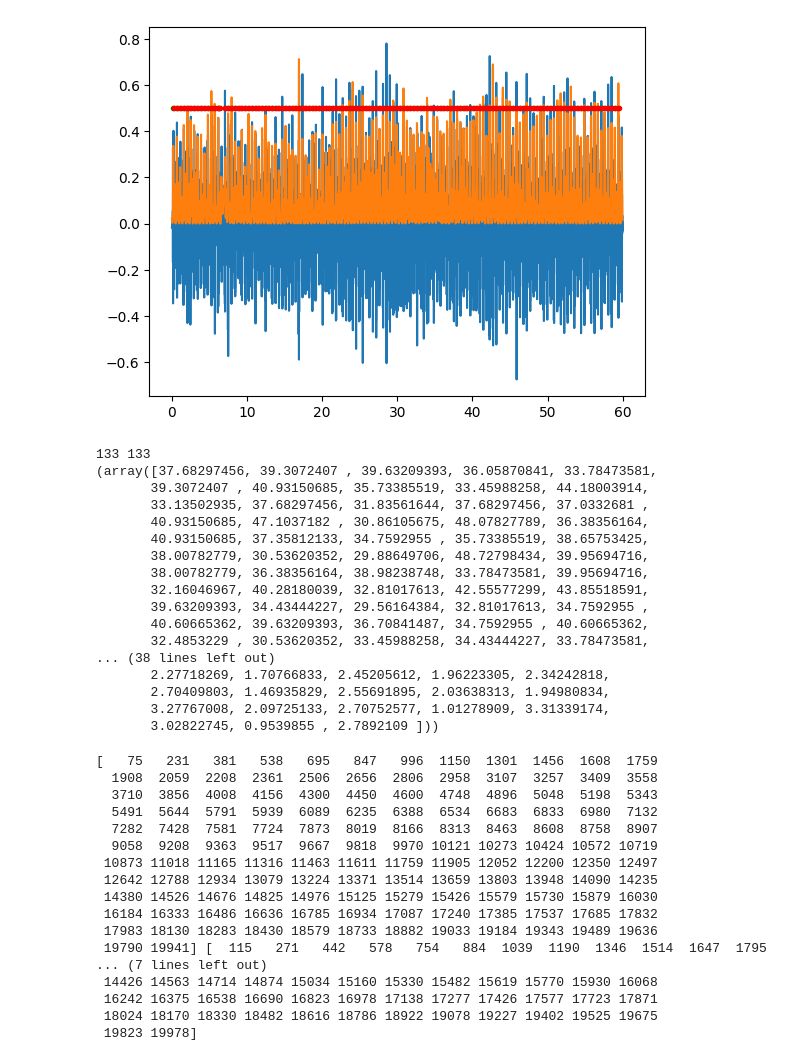
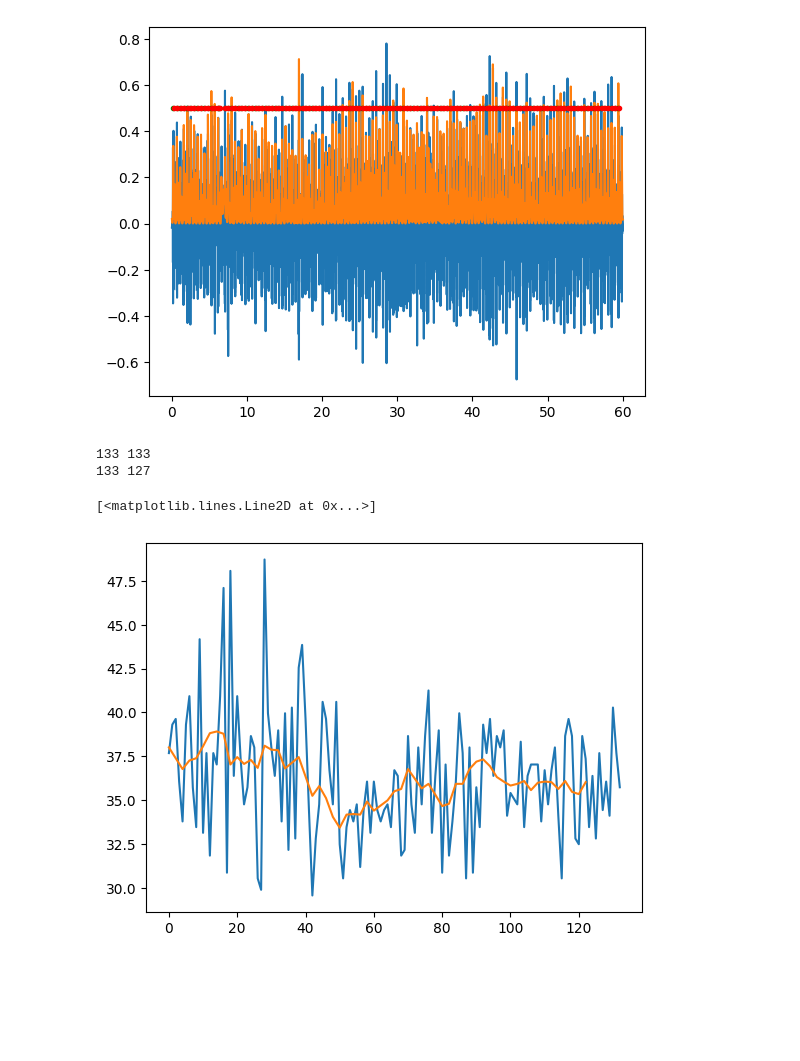
Before and after one commit to mulkr/pyPCG-toolbox, a Jupyter notebook: testing_sandbox.ipynb, the cells around one changed output. Drawn from its saved outputs; the diff is of its cells as text; code cells hidden in the pictures; blank space fills up the shorter version.

Commit message:
Add basic stats calculation

```diff
--- a/testing_sandbox.ipynb
+++ b/testing_sandbox.ipynb
@@ -58,52 +72,27 @@ plt.plot(en/h_bp.fs,np.ones_like(en)*0.5,'r.')
 # %%
 import pyPCG.features as ftr
+import pyPCG.stats as stats
 
 print(len(st),len(en))
-# print(ftr.time_delta(st,en,h_bp))
-# print(ftr.ramp_time(st,en,h_bp))
-# print(ftr.ramp_time(st,en,h_bp,type="exit"))
-# print(ftr.zero_cross_rate(st,en,wt_bp))
-# print(ftr.peak_width(st,en,h_bp,factor=0.8)) #convert to ms?
-# print(ftr.peak_centroid(st,en,h_bp))
-# print(ftr.max_freq(st,en,wt_bp,nfft=1024))
-# print(ftr.spectral_width(st,en,wt_bp,nfft=1024)) #convert to Hz?
-print(ftr.spectral_centroid(st,en,wt_bp,nfft=1024))
+test_ftr = ftr.time_delta(st,en,h_bp)
+test_ftr = ftr.ramp_time(st,en,h_bp)
+# ftr.ramp_time(st,en,h_bp,type="exit")
+test_ftr = ftr.zero_cross_rate(st,en,wt_bp)
+# ftr.peak_width(st,en,h_bp,factor=0.8) #convert to ms?
+# ftr.peak_centroid(st,en,h_bp)
+test_ftr,_ = ftr.max_freq(st,en,wt_bp,nfft=1024)
+# ftr.spectral_width(st,en,wt_bp,nfft=1024) #convert to Hz?
+test_ftr,_ = ftr.spectral_centroid(st,en,wt_bp,nfft=1024)
+
+stats.mean(test_ftr)
+trim = stats.trim_transform(test_ftr,5)
+trim = stats.outlier_remove_transform(test_ftr)
+print(len(test_ftr),len(trim))
+loc, win = stats.window_operator(test_ftr,10,stats.mean,0.8)
+plt.plot(test_ftr)
+plt.plot(loc,win)
 # %% [output]
 133 133
-(array([37.68297456, 39.3072407 , 39.63209393, 36.05870841, 33.78473581,
-       39.3072407 , 40.93150685, 35.73385519, 33.45988258, 44.18003914,
-       33.13502935, 37.68297456, 31.83561644, 37.68297456, 37.0332681 ,
-       40.93150685, 47.1037182 , 30.86105675, 48.07827789, 36.38356164,
-       40.93150685, 37.35812133, 34.7592955 , 35.73385519, 38.65753425,
-       38.00782779, 30.53620352, 29.88649706, 48.72798434, 39.95694716,
-       38.00782779, 36.38356164, 38.98238748, 33.78473581, 39.95694716,
-       32.16046967, 40.28180039, 32.81017613, 42.55577299, 43.85518591,
-       39.63209393, 34.43444227, 29.56164384, 32.81017613, 34.7592955 ,
-       40.60665362, 39.63209393, 36.70841487, 34.7592955 , 40.60665362,
-       32.4853229 , 30.53620352, 33.45988258, 34.43444227, 33.78473581,
-... (38 lines left out)
-       2.27718269, 1.70766833, 2.45205612, 1.96223305, 2.34242818,
-       2.70409803, 1.46935829, 2.55691895, 2.03638313, 1.94980834,
-       3.27767008, 2.09725133, 2.70752577, 1.01278909, 3.31339174,
-       3.02822745, 0.9539855 , 2.7892109 ]))
+133 127
+[<matplotlib.lines.Line2D at 0x...>]
+[figure, added]
-# %%
-s1_start,s1_end = sgm.convert_hsmm_states(states,2)
-print(s1_start,s1_end)
-# %% [output]
-[   75   231   381   538   695   847   996  1150  1301  1456  1608  1759
-  1908  2059  2208  2361  2506  2656  2806  2958  3107  3257  3409  3558
-  3710  3856  4008  4156  4300  4450  4600  4748  4896  5048  5198  5343
-  5491  5644  5791  5939  6089  6235  6388  6534  6683  6833  6980  7132
-  7282  7428  7581  7724  7873  8019  8166  8313  8463  8608  8758  8907
-  9058  9208  9363  9517  9667  9818  9970 10121 10273 10424 10572 10719
- 10873 11018 11165 11316 11463 11611 11759 11905 12052 12200 12350 12497
- 12642 12788 12934 13079 13224 13371 13514 13659 13803 13948 14090 14235
- 14380 14526 14676 14825 14976 15125 15279 15426 15579 15730 15879 16030
- 16184 16333 16486 16636 16785 16934 17087 17240 17385 17537 17685 17832
- 17983 18130 18283 18430 18579 18733 18882 19033 19184 19343 19489 19636
- 19790 19941] [  115   271   442   578   754   884  1039  1190  1346  1514  1647  1795
-... (7 lines left out)
- 14426 14563 14714 14874 15034 15160 15330 15482 15619 15770 15930 16068
- 16242 16375 16538 16690 16823 16978 17138 17277 17426 17577 17723 17871
- 18024 18170 18330 18482 18616 18786 18922 19078 19227 19402 19525 19675
- 19823 19978]
```
Also changed, not shown: parts of 1 cell of this notebook, 1 other file.
